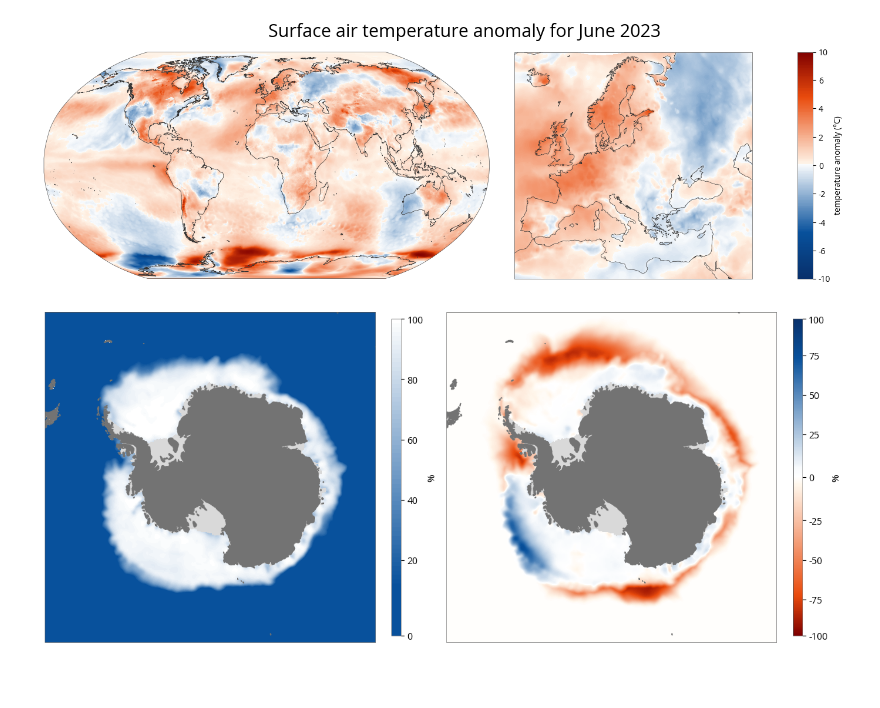
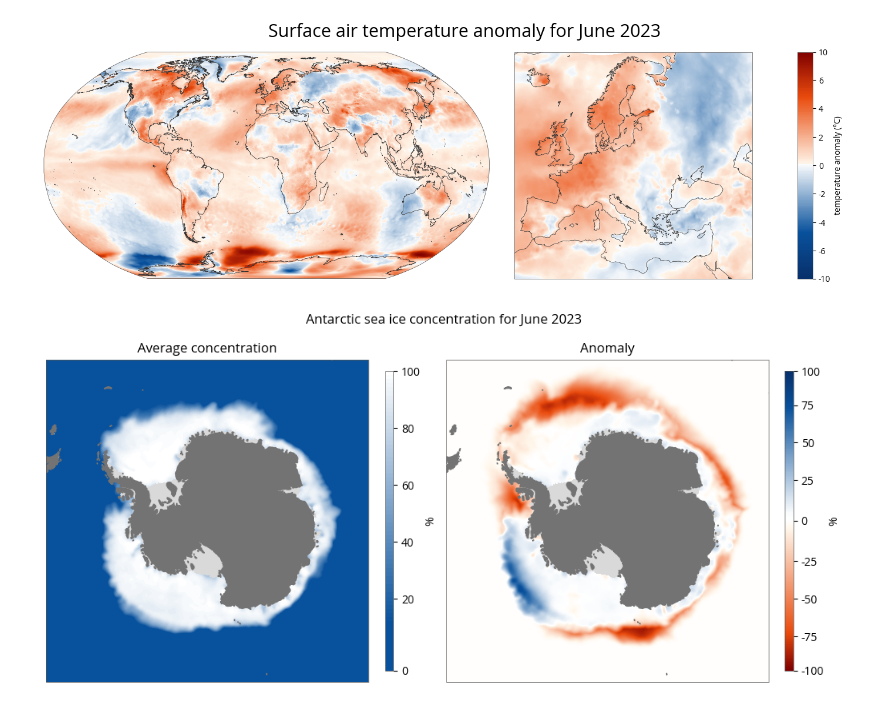
Before and after one commit to ecmwf-projects/dss-notebooks, a Jupyter notebook: datasets/ecv-for-climate-change/demo.ipynb, the cells around one changed output. Cells and saved outputs as stored; diff of their text form; code cells hidden in the pictures; blank space fills up the shorter version.

```diff
--- a/datasets/ecv-for-climate-change/demo.ipynb
+++ b/datasets/ecv-for-climate-change/demo.ipynb
@@ -101,19 +70,0 @@ ice_anom_style = earthkit.maps.styles.Continuous(
-# %%
-earthkit.maps.schema.figsize = (12, 6)
-chart = earthkit.maps.Superplot(domain="Antarctic", rows=1, cols=2)
-
-left_plot = chart.add_subplot()
-left_plot.plot(ice_mean, style=mean_style, transform_first=False)
-left_plot.legend(label="%", ticks=range(0, 101, 20))
-
-right_plot = chart.add_subplot()
-right_plot.plot(ice_anom, style=ice_anom_style, transform_first=False)
-right_plot.legend(label="%", ticks=range(-100, 101, 25))
-
-chart.land(color="#737373", resolution="medium")
-chart[0].ax.set_facecolor("#D9D9D9")
-chart[1].ax.set_facecolor("#D9D9D9")
-
-chart.show()
-# %% [output]
-[figure, removed]
@@ -119,0 +101,23 @@ chart.show()
+# %%
+earthkit.maps.schema.figsize = (10, 5)
+chart = earthkit.maps.Superplot(domain="Antarctic", rows=1, cols=2)
+
+left_plot = chart.add_subplot()
+left_plot.plot(ice_mean, style=mean_style, transform_first=False)
+left_plot.legend(label="%", ticks=range(0, 101, 20))
+left_plot.title("Average concentration")
+left_plot.ax.set_facecolor("#D9D9D9")
+
+right_plot = chart.add_subplot()
+right_plot.plot(ice_anom, style=ice_anom_style, transform_first=False)
+right_plot.legend(label="%", ticks=range(-100, 101, 25))
+right_plot.title("Anomaly")
+right_plot.ax.set_facecolor("#D9D9D9")
+
+chart.land(color="#737373", resolution="medium")
+
+chart.title("Antarctic sea ice concentration for {time:%B %Y}")
+
+chart.show()
+# %% [output]
+[figure, added]
```
Also changed, not shown: parts of 6 cells of this notebook.
